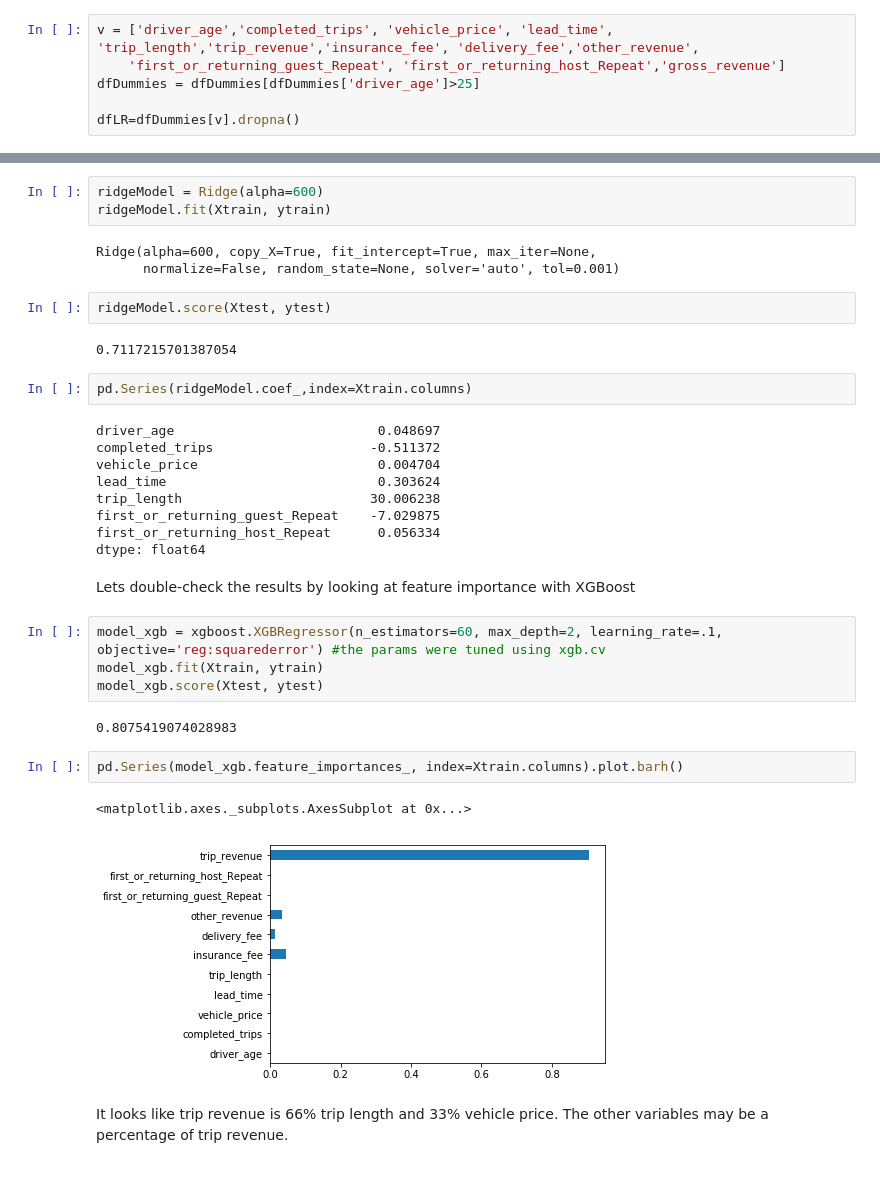
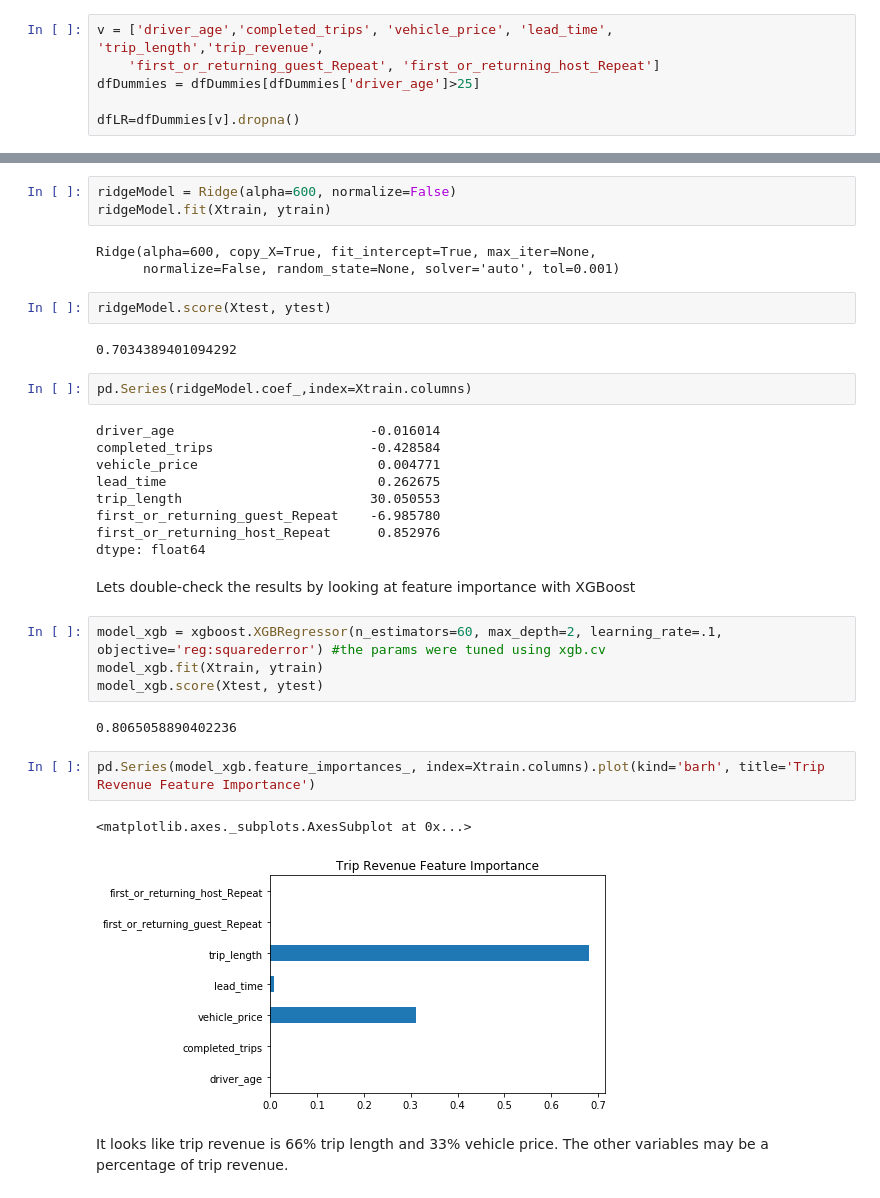
Before and after one commit to kpeterso/SVB, a Jupyter notebook: Toy Dataset Analysis.ipynb, the cells around one changed output, grey strips where cells are left out. Drawn from its saved outputs; the diff is of its cells as text.

```diff
--- a/Toy Dataset Analysis.ipynb
+++ b/Toy Dataset Analysis.ipynb
@@ -152,8 +150,8 @@ Trip revenue makes up most of the gross revenue, although the other revenues and
 # %% [markdown]
 What non-revenue variables is trip_revenue based on?
 # %%
-v = ['driver_age','completed_trips', 'vehicle_price', 'lead_time', 'trip_length','trip_revenue','insurance_fee', 'delivery_fee','other_revenue',
-    'first_or_returning_guest_Repeat', 'first_or_returning_host_Repeat','gross_revenue']
+v = ['driver_age','completed_trips', 'vehicle_price', 'lead_time', 'trip_length','trip_revenue',
+    'first_or_returning_guest_Repeat', 'first_or_returning_host_Repeat']
 dfDummies = dfDummies[dfDummies['driver_age']>25]
 
 dfLR=dfDummies[v].dropna()
@@ -187,6 +186,6 @@ alphaSearch.sort_values().head()
 dtype: float64
 # %%
-ridgeModel = Ridge(alpha=600)
+ridgeModel = Ridge(alpha=600, normalize=False)
 ridgeModel.fit(Xtrain, ytrain)
 # %% [output]
 Ridge(alpha=600, copy_X=True, fit_intercept=True, max_iter=None,
@@ -194,17 +193,17 @@ Ridge(alpha=600, copy_X=True, fit_intercept=True, max_iter=None,
 # %%
 ridgeModel.score(Xtest, ytest)
 # %% [output]
-0.7117215701387054
+0.7034389401094292
 # %%
 pd.Series(ridgeModel.coef_,index=Xtrain.columns)
 # %% [output]
-driver_age                          0.048697
-completed_trips                    -0.511372
-vehicle_price                       0.004704
-lead_time                           0.303624
-trip_length                        30.006238
-first_or_returning_guest_Repeat    -7.029875
-first_or_returning_host_Repeat      0.056334
+driver_age                         -0.016014
+completed_trips                    -0.428584
+vehicle_price                       0.004771
+lead_time                           0.262675
+trip_length                        30.050553
+first_or_returning_guest_Repeat    -6.985780
+first_or_returning_host_Repeat      0.852976
 dtype: float64
 # %% [markdown]
 Lets double-check the results by looking at feature importance with XGBoost
@@ -213,12 +212,12 @@ model_xgb = xgboost.XGBRegressor(n_estimators=60, max_depth=2, learning_rate=.1,
 model_xgb.fit(Xtrain, ytrain)
 model_xgb.score(Xtest, ytest)
 # %% [output]
-0.8075419074028983
+0.8065058890402236
 # %%
-pd.Series(model_xgb.feature_importances_, index=Xtrain.columns).plot.barh()
+pd.Series(model_xgb.feature_importances_, index=Xtrain.columns).plot(kind='barh', title='Trip Revenue Feature Importance')
 # %% [output]
 <matplotlib.axes._subplots.AxesSubplot at 0x...>
-[figure, old version]
+[figure, new version]
 # %% [markdown]
 It looks like trip revenue is 66% trip length and 33% vehicle price. The other variables may be a percentage of trip revenue.
 # %% [markdown]
```
Also changed, not shown: parts of 12 cells of this notebook.
